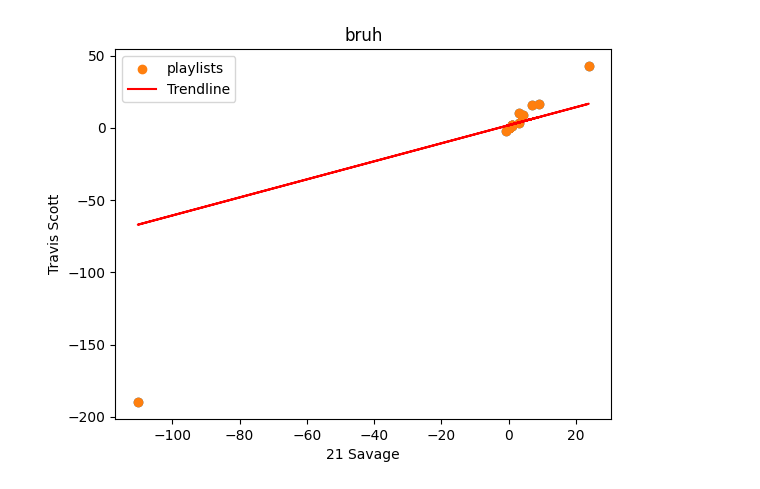
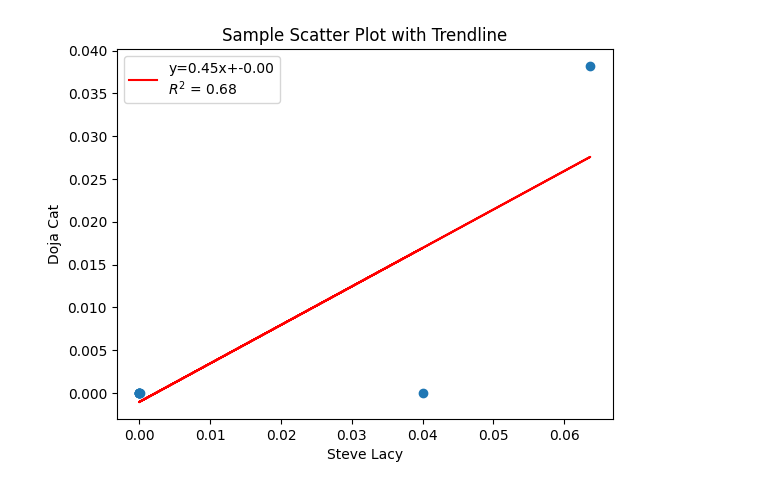
Before and after one commit to rhea-mal/MusicRecommendation, a Jupyter notebook: create_playlist_matrix.ipynb, the cells around one changed output. Cells and saved outputs as stored; diff of their text form; code cells hidden in the pictures.

```diff
--- a/create_playlist_matrix.ipynb
+++ b/create_playlist_matrix.ipynb
@@ -109,0 +380,15 @@ To use the future default and silence this warning we advise to pass `rcond=None
+# %%
+# run on USER matrix
+user_new = matrix_completion(user_df, 10, 6)
+user_new = pd.DataFrame(user_new)
+user_new.columns = users_original_df.columns
+user_new.index = users_original_df['User']
+user_new.to_csv("complete_users.csv", index=True)
+
+
+# run on PLAYLIST matrix
+playlist_new = matrix_completion(playlist_df, 100, 44)
+playlist_new = pd.DataFrame(playlist_new)
+playlist_new.columns = playlist_original_df.columns
+playlist_new.index = playlist_original_df['Playlist Name']
+playlist_new.to_csv("complete_playlist.csv", index=True)
@@ -143,17 +434,31 @@ Row 17: Max Value = 11.999999999999996, Column = Lil Uzi Vert
-# %%
-## CORRELATION BETWEEN ARTISTS ACROSS PLAYLISTS
-import matplotlib.pyplot as plt
-artist1 = '21 Savage'
-artist2 = 'Travis Scott'
-plt.scatter(new_df[artist1], new_df[artist2])
-b, m = np.polyfit(new_df[artist1], new_df[artist2], 1)
-
-plt.scatter(new_df[artist1], new_df[artist2], label='playlists')
-plt.plot(new_df[artist1], b + m * new_df[artist1], color='red', label='Trendline')
-plt.xlabel(artist1)
-plt.ylabel(artist2)
-plt.title('bruh')
-plt.legend()
-plt.show()
-# %% [output]
-[figure, removed]
+# %%
+## CORRELATION BETWEEN ARTISTS ACROSS PLAYLISTS
+
+artist1 = 'Steve Lacy'
+artist2 = 'Doja Cat'
+
+# chose USER OR PLAYLIST HERE
+new_df = user_new
+x = new_df[artist1]
+y = new_df[artist2]
+
+slope, intercept = np.polyfit(x, y, 1)
+trendline = slope * x + intercept
+
+# Calculate R^2 value
+r_squared = np.corrcoef(x, y)[0, 1]**2
+
+# Create scatter plot
+plt.scatter(x, y)
+
+# Add trendline
+plt.plot(x, trendline, color='red', label=f'y={slope:.2f}x+{intercept:.2f}\n$R^2$ = {r_squared:.2f}')
+
+# Adding titles and labels
+plt.title("Sample Scatter Plot with Trendline")
+plt.xlabel(artist1)
+plt.ylabel(artist2)
+plt.legend()
+plt.show()
+# %% [output]
+[figure, added]
```
Also changed, not shown: parts of 16 cells of this notebook, 6 other files.
